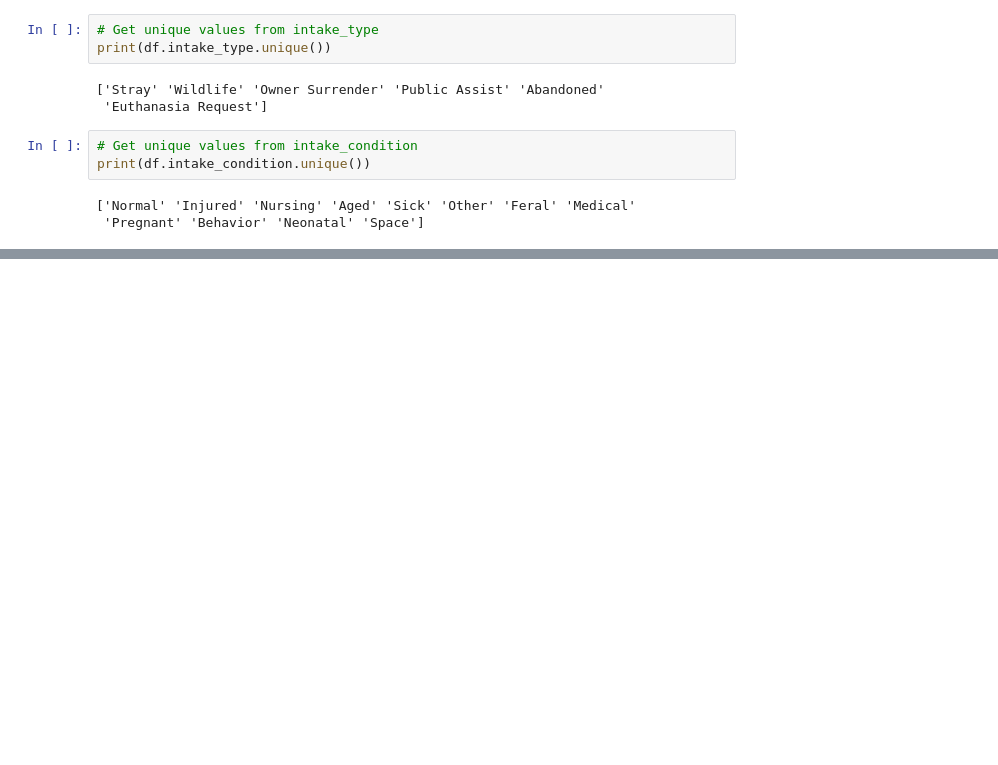
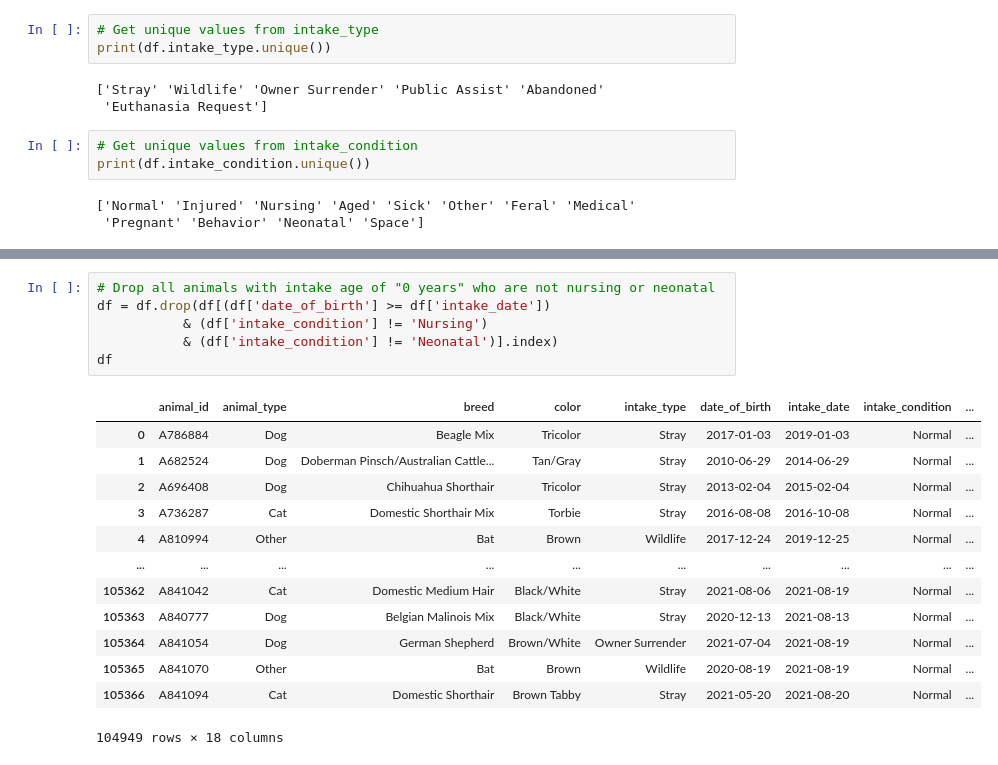
Before and after one commit to ilaha/Austin_AniML_Rescue, a Jupyter notebook: merged_csv_cleaning.ipynb, the cells around one changed output, grey strips where cells are left out. Cells and saved outputs as stored; diff of their text form; blank space fills up the shorter version.

```diff
--- a/merged_csv_cleaning.ipynb
+++ b/merged_csv_cleaning.ipynb
@@ -202,0 +213,20 @@ df2
+# %%
+# Drop all animals with intake age of "0 years" who are not nursing or neonatal
+df = df.drop(df[(df['date_of_birth'] >= df['intake_date'])
+           & (df['intake_condition'] != 'Nursing')
+           & (df['intake_condition'] != 'Neonatal')].index)
+df
+# %% [output]
+|  | animal_id | animal_type | breed | color | intake_type | date_of_birth | intake_date | intake_condition | ... |
+| 0 | A786884 | Dog | Beagle Mix | Tricolor | Stray | 2017-01-03 | 2019-01-03 | Normal | ... |
+| 1 | A682524 | Dog | Doberman Pinsch/Australian Cattle... | Tan/Gray | Stray | 2010-06-29 | 2014-06-29 | Normal | ... |
+| 2 | A696408 | Dog | Chihuahua Shorthair | Tricolor | Stray | 2013-02-04 | 2015-02-04 | Normal | ... |
+| 3 | A736287 | Cat | Domestic Shorthair Mix | Torbie | Stray | 2016-08-08 | 2016-10-08 | Normal | ... |
+| 4 | A810994 | Other | Bat | Brown | Wildlife | 2017-12-24 | 2019-12-25 | Normal | ... |
+| ... | ... | ... | ... | ... | ... | ... | ... | ... | ... |
+| 105362 | A841042 | Cat | Domestic Medium Hair | Black/White | Stray | 2021-08-06 | 2021-08-19 | Normal | ... |
+| 105363 | A840777 | Dog | Belgian Malinois Mix | Black/White | Stray | 2020-12-13 | 2021-08-13 | Normal | ... |
+| 105364 | A841054 | Dog | German Shepherd | Brown/White | Owner Surrender | 2021-07-04 | 2021-08-19 | Normal | ... |
+| 105365 | A841070 | Other | Bat | Brown | Wildlife | 2020-08-19 | 2021-08-19 | Normal | ... |
+| 105366 | A841094 | Cat | Domestic Shorthair | Brown Tabby | Stray | 2021-05-20 | 2021-08-20 | Normal | ... |
+104949 rows × 18 columns
```
Also changed, not shown: parts of 17 cells of this notebook, 1 other file.
